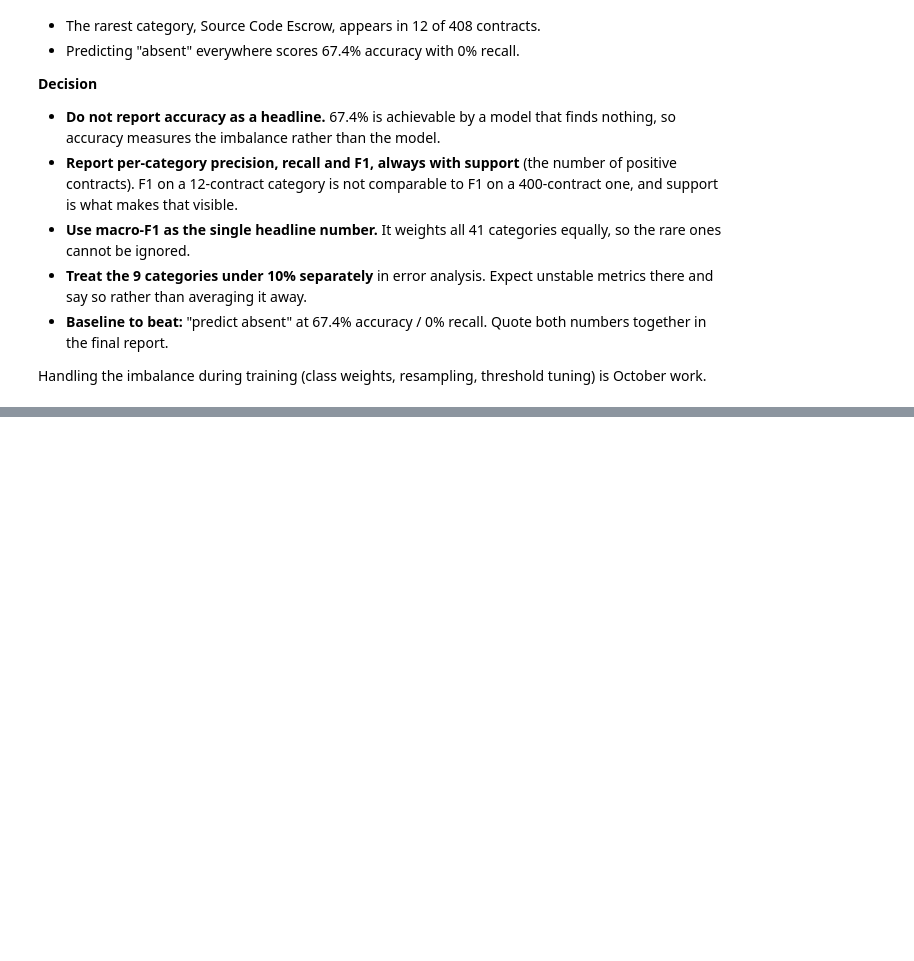
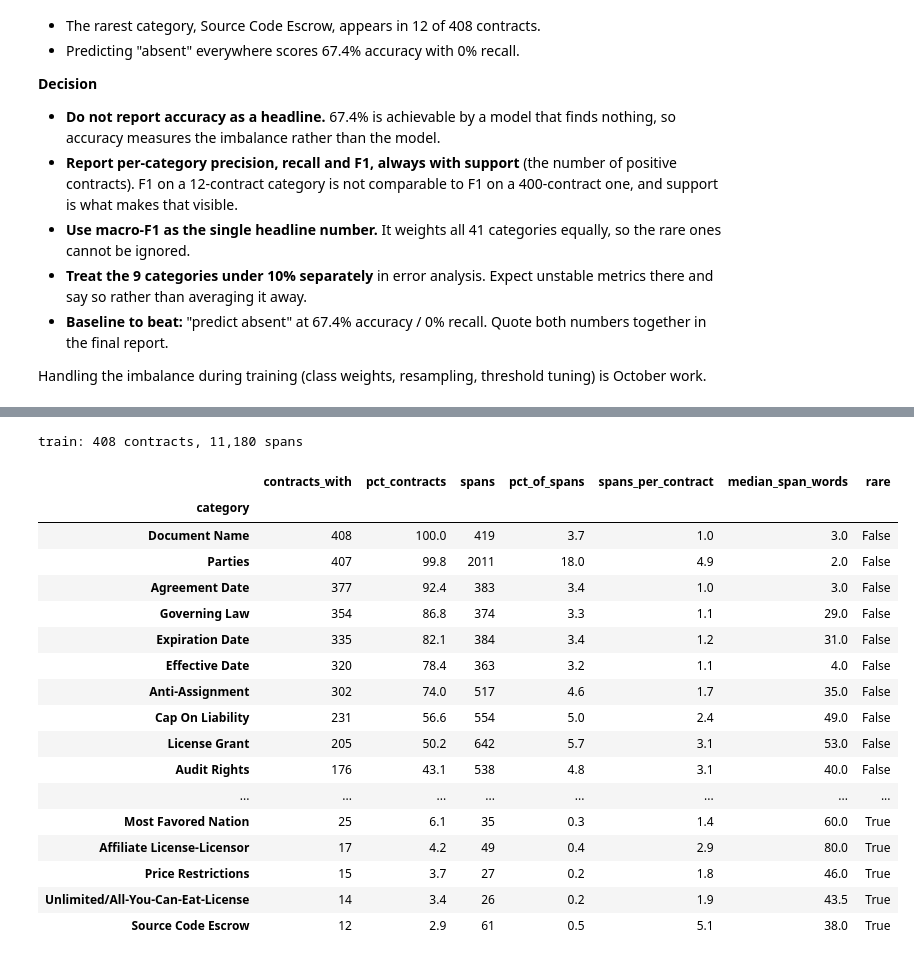
Before and after one commit to Break-Through-Tech/Accenture-1Q-contract-review-challenge, a Jupyter notebook: notebooks/EDA_class_imbalance.ipynb, the cells around one changed output, grey strips where cells are left out. Cells and saved outputs as stored; diff of their text form; code cells hidden in the pictures; blank space fills up the shorter version.

```diff
--- a/notebooks/EDA_class_imbalance.ipynb
+++ b/notebooks/EDA_class_imbalance.ipynb
@@ -263,0 +315,59 @@ is October work.
+# %%
+span_rows, contract_rows = [], []
+for split, data in [("train", train), ("test", test)]:
+    for doc in data["data"]:
+        para = doc["paragraphs"][0]
+        contract_rows.append({"split": split, "contract": doc["title"],
+                              "n_words": len(para["context"].split())})
+        for qa in para["qas"]:
+            category = qa["question"].split('"')[1]
+            for ans in qa["answers"]:
+                span_rows.append({"split": split, "contract": doc["title"], "category": category,
+                                  "n_words": len(ans["text"].split())})
+
+per_contract = (presence.groupby(["split", "contract"])
+                .agg(n_categories=("present", "sum"), n_spans=("n_spans", "sum")).reset_index())
+contracts_df = pd.DataFrame(contract_rows).merge(per_contract, on=["split", "contract"])
+spans_df = pd.DataFrame(span_rows)
+
+contracts_tr = contracts_df[contracts_df["split"] == SPLIT]
+spans_tr = spans_df[spans_df["split"] == SPLIT]
+
+assert len(contracts_df) == 510, len(contracts_df)
+assert len(spans_tr) == compare["spans"].sum(), "span count disagrees with section 4"
+print(f"{SPLIT}: {len(contracts_tr)} contracts, {len(spans_tr):,} spans")
+# %% [output]
+train: 408 contracts, 11,180 spans
+# %%
+label_table = pd.DataFrame({
+    "contracts_with": rate["contracts_with"],
+    "pct_contracts": 100 * rate["contracts_with"] / rate["total_contracts"],
+    "spans": compare["spans"],
+    "pct_of_spans": compare["pct_of_spans"],
+    "spans_per_contract": compare["spans_per_contract"],
+    "median_span_words": spans_tr.groupby("category")["n_words"].median(),
+})
+label_table["rare"] = label_table["pct_contracts"] < RARE_PCT
+label_table = label_table.sort_values("pct_contracts", ascending=False)
+
+label_table.to_csv(FIG_DIR / f"label_table_{SPLIT}.csv")
+label_table.round(1)
+# %% [output]
+|  | contracts_with | pct_contracts | spans | pct_of_spans | spans_per_contract | median_span_words | rare |
+| category |  |  |  |  |  |  |  |
+| Document Name | 408 | 100.0 | 419 | 3.7 | 1.0 | 3.0 | False |
+| Parties | 407 | 99.8 | 2011 | 18.0 | 4.9 | 2.0 | False |
+| Agreement Date | 377 | 92.4 | 383 | 3.4 | 1.0 | 3.0 | False |
+| Governing Law | 354 | 86.8 | 374 | 3.3 | 1.1 | 29.0 | False |
+| Expiration Date | 335 | 82.1 | 384 | 3.4 | 1.2 | 31.0 | False |
+| Effective Date | 320 | 78.4 | 363 | 3.2 | 1.1 | 4.0 | False |
+| Anti-Assignment | 302 | 74.0 | 517 | 4.6 | 1.7 | 35.0 | False |
+| Cap On Liability | 231 | 56.6 | 554 | 5.0 | 2.4 | 49.0 | False |
+| License Grant | 205 | 50.2 | 642 | 5.7 | 3.1 | 53.0 | False |
+| Audit Rights | 176 | 43.1 | 538 | 4.8 | 3.1 | 40.0 | False |
+| ... | ... | ... | ... | ... | ... | ... | ... |
+| Most Favored Nation | 25 | 6.1 | 35 | 0.3 | 1.4 | 60.0 | True |
+| Affiliate License-Licensor | 17 | 4.2 | 49 | 0.4 | 2.9 | 80.0 | True |
+| Price Restrictions | 15 | 3.7 | 27 | 0.2 | 1.8 | 46.0 | True |
+| Unlimited/All-You-Can-Eat-License | 14 | 3.4 | 26 | 0.2 | 1.9 | 43.5 | True |
+| Source Code Escrow | 12 | 2.9 | 61 | 0.5 | 5.1 | 38.0 | True |
```
Also changed, not shown: parts of 10 cells of this notebook, 5 other files.
